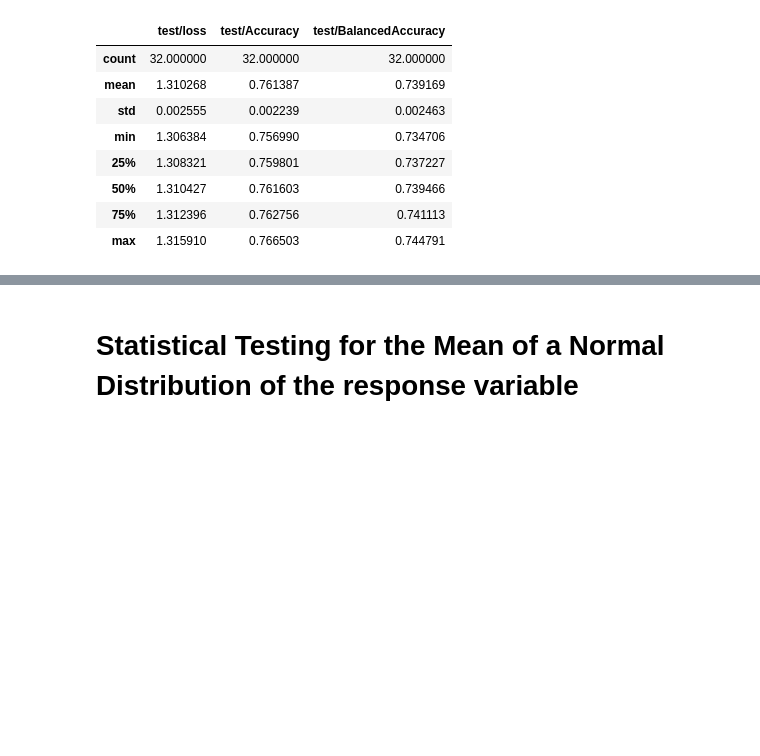
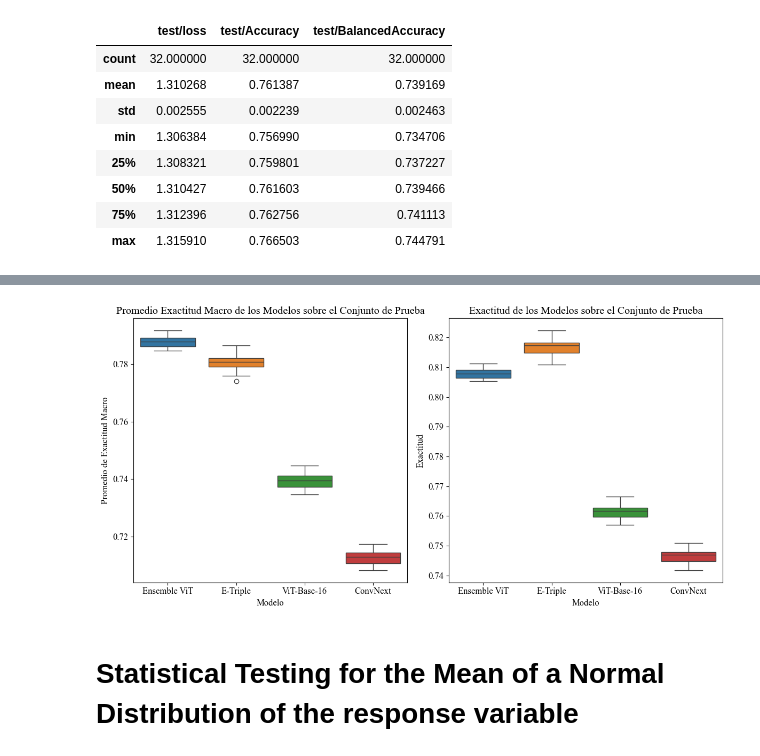
Before and after one commit to Antonio-Tresol/vits_ensemble_cr_leaves, a Jupyter notebook: metrics/metrics_analysis_spanish.ipynb, the cells around one changed output, grey strips where cells are left out. Saved outputs shown, nothing was run; the diff lists cells and outputs as text; code cells hidden in the pictures; blank space fills up the shorter version.

```diff
--- a/metrics/metrics_analysis_spanish.ipynb
+++ b/metrics/metrics_analysis_spanish.ipynb
@@ -129,3 +135,19 @@ Text(0.5, 1.0, 'Promedio Exactitud Macro de los Modelos sobre el Conjunto de Pru
+# %%
+fig, axs = plt.subplots(1, 2, figsize=figsize)
+
+sns.boxplot(data=all_metrics, x="Modelo", y="test/BalancedAccuracy", hue="Modelo", ax=axs[0])
+axs[0].set_xlabel("Modelo")
+axs[0].set_ylabel("Promedio de Exactitud Macro")
+axs[0].set_title("Promedio Exactitud Macro de los Modelos sobre el Conjunto de Prueba")
+
+sns.boxplot(data=all_metrics, x="Modelo", y="test/Accuracy", hue="Modelo", ax=axs[1])
+axs[1].set_xlabel("Modelo")
+axs[1].set_ylabel("Exactitud")
+axs[1].set_title("Exactitud de los Modelos sobre el Conjunto de Prueba")
+
+plt.tight_layout()
+# %% [output]
+[figure, added]
 # %% [markdown]
 # Statistical Testing for the Mean of a Normal Distribution of the response variable
 # %%
```
Also changed, not shown: parts of 5 cells of this notebook, 1 other file.
